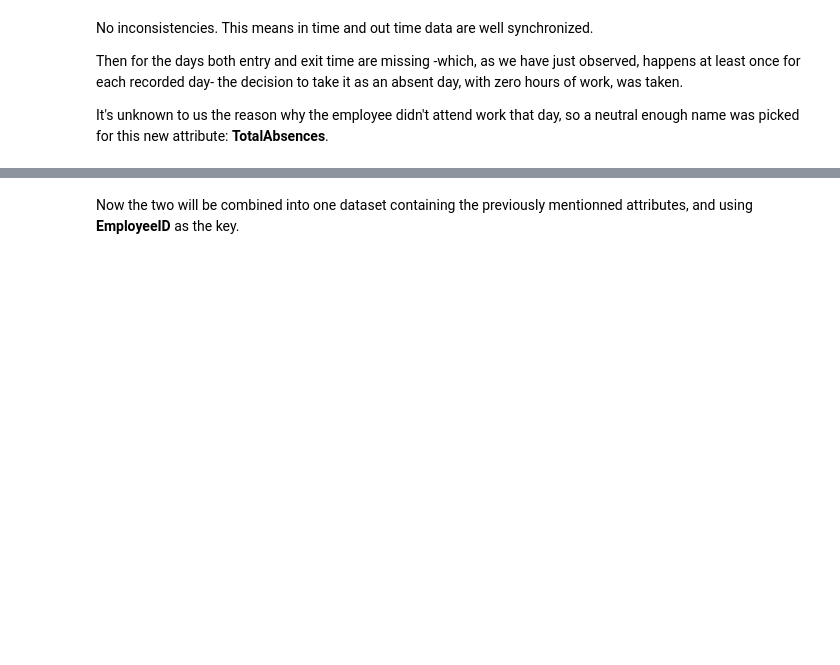
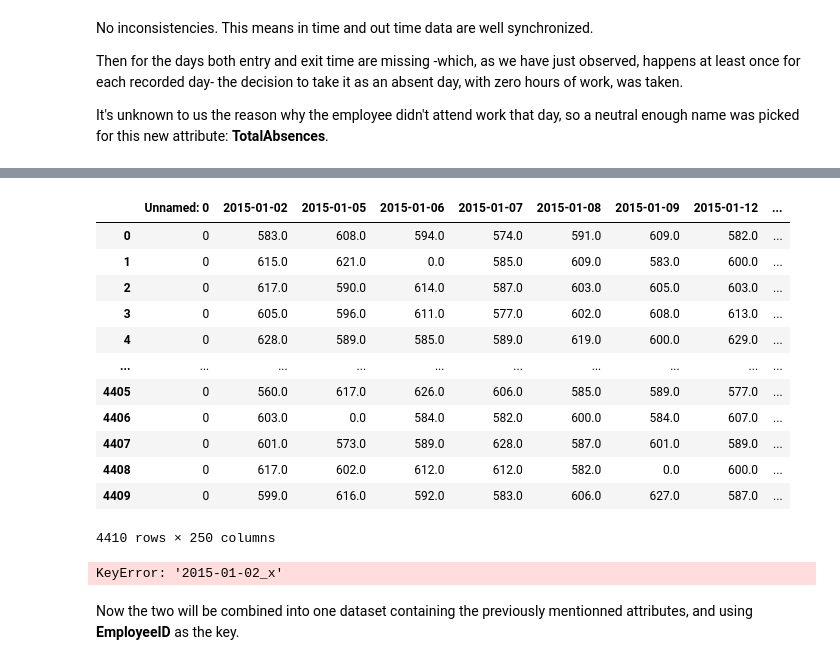
Before and after one commit to equisdel/INDIAI, a Jupyter notebook: test.ipynb, the cells around one changed output, grey strips where cells are left out. Saved outputs shown, nothing was run; the diff lists cells and outputs as text; code cells hidden in the pictures; blank space fills up the shorter version.

```diff
--- a/test.ipynb
+++ b/test.ipynb
@@ -320,3 +363,78 @@ It's unknown to us the reason why the employee didn't attend work that day, so a
+# %%
+def nan_to_zero(value):
+    if pd.isna(value):
+        value = 0
+    return value
+# %%
+in_time = in_time.applymap(nan_to_zero)
+in_time
+# %% [output]
+|  | Unnamed: 0 | 2015-01-02 | 2015-01-05 | 2015-01-06 | 2015-01-07 | 2015-01-08 | 2015-01-09 | 2015-01-12 | ... |
+| 0 | 0 | 583.0 | 608.0 | 594.0 | 574.0 | 591.0 | 609.0 | 582.0 | ... |
+| 1 | 0 | 615.0 | 621.0 | 0.0 | 585.0 | 609.0 | 583.0 | 600.0 | ... |
+| 2 | 0 | 617.0 | 590.0 | 614.0 | 587.0 | 603.0 | 605.0 | 603.0 | ... |
+| 3 | 0 | 605.0 | 596.0 | 611.0 | 577.0 | 602.0 | 608.0 | 613.0 | ... |
+| 4 | 0 | 628.0 | 589.0 | 585.0 | 589.0 | 619.0 | 600.0 | 629.0 | ... |
+| ... | ... | ... | ... | ... | ... | ... | ... | ... | ... |
+| 4405 | 0 | 560.0 | 617.0 | 626.0 | 606.0 | 585.0 | 589.0 | 577.0 | ... |
+| 4406 | 0 | 603.0 | 0.0 | 584.0 | 582.0 | 600.0 | 584.0 | 607.0 | ... |
+| 4407 | 0 | 601.0 | 573.0 | 589.0 | 628.0 | 587.0 | 601.0 | 589.0 | ... |
+| 4408 | 0 | 617.0 | 602.0 | 612.0 | 612.0 | 582.0 | 0.0 | 600.0 | ... |
+| 4409 | 0 | 599.0 | 616.0 | 592.0 | 583.0 | 606.0 | 627.0 | 587.0 | ... |
+4410 rows × 250 columns
+# %%
+
+##
+
+time_data = pd.DataFrame(index=in_time.index, columns=['total_time_worked', 'mean_time_worked', 'total_working_days'])
+# Function to calculate total hours worked for each day (in hours) and mean time
+def calculate_working_hours(row):
+    total_hours = 0
+    working_hours_for_each_employee = []
+
+    for date in in_time.columns[1:]:    # Skipping EmployeeID column
+        check_in = row[date + '_x']     # Intime
+        check_out = row[date + '_y']    # Outtime
+        hours_worked = (check_out - check_in)
+        total_hours += hours_worked
+        working_hours_for_each_employee.append(hours_worked)
+
+    mean_time = np.mean(working_hours_for_each_employee) if working_hours_for_each_employee else 0
+    return total_hours, mean_time
+
+# Ensure there are rows in time_data before applying calculations
+if not time_data.empty:
+    # Add total time worked and mean time worked columns
+    time_data.iloc[1:][['total_time_worked', 'mean_time_worked']] = time_data.iloc[1:].apply(
+        lambda row: pd.Series(calculate_working_hours(row)), axis=1
+    )
+    # Calculate total working days for each employee
+    time_data['total_working_days'] = time_data.apply(
+        lambda row: sum(pd.notnull(row[date + '_x']) and pd.notnull(row[date + '_y']) for date in in_time.columns[1:]), axis=1
+    )
+
+    # Convert to integers
+    time_data['total_time_worked'] = time_data['total_time_worked'].astype(int)
+    time_data['mean_time_worked'] = time_data['mean_time_worked'].astype(int)
+
+    # Show result
+    print(time_data)
+else:
+    print("The time_data DataFrame is empty.")
+
+time_data
+#final_data = pd.merge(full_data, merged_data, on="EmployeeID", how="left")
+
+#columns_to_drop = [col for col in final_data.columns if '_x' in col or '_y' in col]
+#final_data = final_data.drop(columns=columns_to_drop)
+
+# Save the cleaned dataset
+#final_data.to_csv('data_final.csv', index=False)
+
+#copy3 = final_data.copy()
+#copy3.head()
+# %% [output]
+KeyError: '2015-01-02_x'
 # %% [markdown]
 Now the two will be combined into one dataset containing the previously mentionned attributes, and using **EmployeeID** as the key.
 # %%
```
Also changed, not shown: parts of 5 cells of this notebook.
